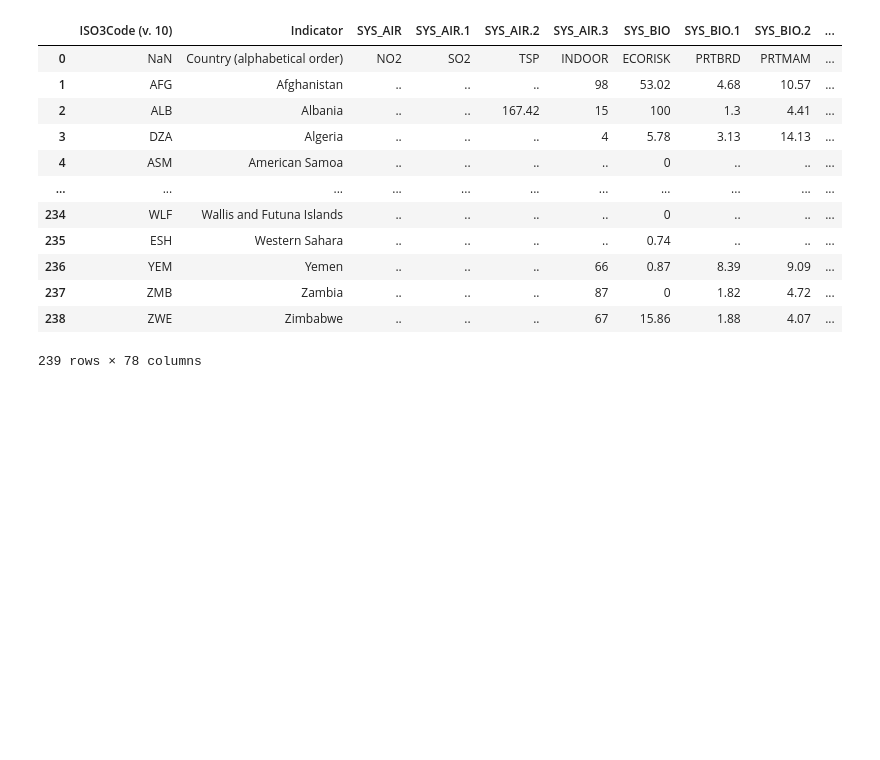
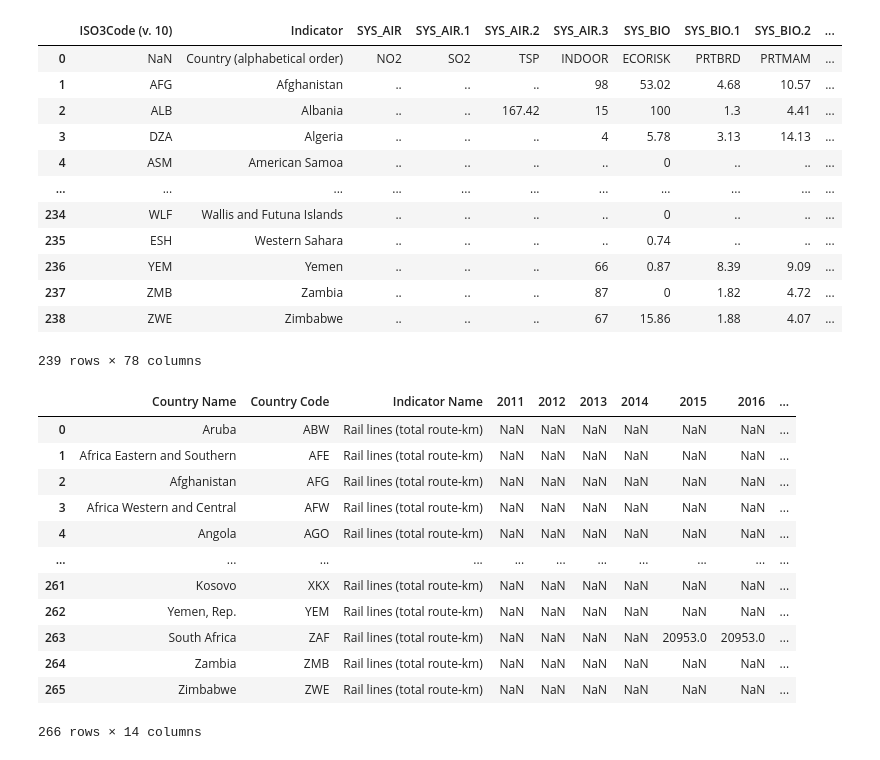
Before and after one commit to KevZavala21/Kevin_NSS_Capstone, a Jupyter notebook: capstone_project.ipynb, the cells around one changed output. Cells and saved outputs as stored; diff of their text form; code cells hidden in the pictures; blank space fills up the shorter version.

```diff
--- a/capstone_project.ipynb
+++ b/capstone_project.ipynb
@@ -208,3 +218,23 @@ esi_2005
 | 237 | ZMB | Zambia | .. | .. | .. | 87 | 0 | 1.82 | 4.72 | ... |
 | 238 | ZWE | Zimbabwe | .. | .. | .. | 67 | 15.86 | 1.88 | 4.07 | ... |
 239 rows × 78 columns
+# %%
+railwaylines_bycountry = pd.read_csv('../capstone/data/railwaylines_bycountry.csv')
+railwaylines_bycountry = railwaylines_bycountry[['Country Name', 'Country Code', 'Indicator Name',
+                                                 '2011', '2012', '2013', '2014', '2015', '2016', '2017', '2018',
+                                         '2019', '2020', '2021']].copy()
+railwaylines_bycountry
+# %% [output]
+|  | Country Name | Country Code | Indicator Name | 2011 | 2012 | 2013 | 2014 | 2015 | 2016 | ... |
+| 0 | Aruba | ABW | Rail lines (total route-km) | NaN | NaN | NaN | NaN | NaN | NaN | ... |
+| 1 | Africa Eastern and Southern | AFE | Rail lines (total route-km) | NaN | NaN | NaN | NaN | NaN | NaN | ... |
+| 2 | Afghanistan | AFG | Rail lines (total route-km) | NaN | NaN | NaN | NaN | NaN | NaN | ... |
+| 3 | Africa Western and Central | AFW | Rail lines (total route-km) | NaN | NaN | NaN | NaN | NaN | NaN | ... |
+| 4 | Angola | AGO | Rail lines (total route-km) | NaN | NaN | NaN | NaN | NaN | NaN | ... |
+| ... | ... | ... | ... | ... | ... | ... | ... | ... | ... | ... |
+| 261 | Kosovo | XKX | Rail lines (total route-km) | NaN | NaN | NaN | NaN | NaN | NaN | ... |
+| 262 | Yemen, Rep. | YEM | Rail lines (total route-km) | NaN | NaN | NaN | NaN | NaN | NaN | ... |
+| 263 | South Africa | ZAF | Rail lines (total route-km) | NaN | NaN | NaN | NaN | 20953.0 | 20953.0 | ... |
+| 264 | Zambia | ZMB | Rail lines (total route-km) | NaN | NaN | NaN | NaN | NaN | NaN | ... |
+| 265 | Zimbabwe | ZWE | Rail lines (total route-km) | NaN | NaN | NaN | NaN | NaN | NaN | ... |
+266 rows × 14 columns
```
Also changed, not shown: parts of 7 cells of this notebook.
